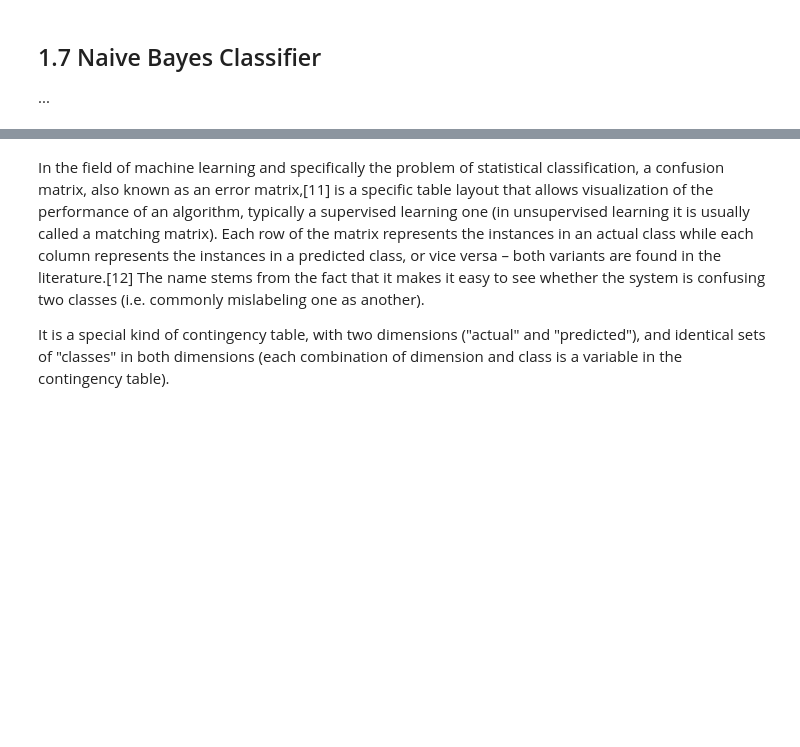
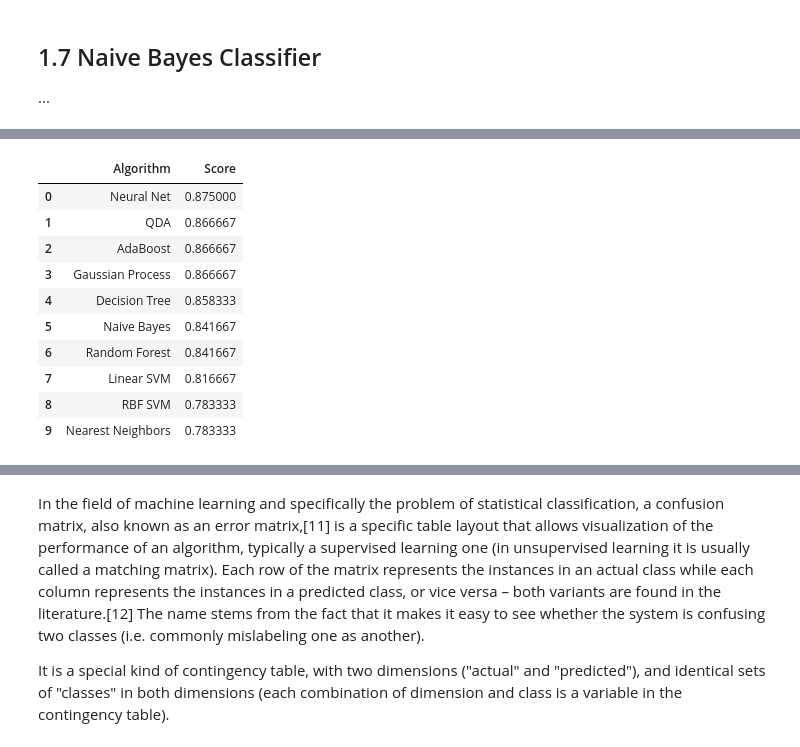
Before and after one commit to lukbrb/academic-physics, a Jupyter notebook: galaxy-classification/notebooks/01-Classifiers.ipynb, the cells around one changed output, grey strips where cells are left out. Saved outputs shown, nothing was run; the diff lists cells and outputs as text; code cells hidden in the pictures; blank space fills up the shorter version.

```diff
--- a/galaxy-classification/notebooks/01-Classifiers.ipynb
+++ b/galaxy-classification/notebooks/01-Classifiers.ipynb
@@ -87,3 +158,25 @@ galaxies = load_galaxies(n_samples=50)
+# %%
+dataset = dict(reversed(sorted(dataset.items(), key=lambda item: item[1])))
+# %%
+import pandas as pd
+from IPython.display import display, HTML
+# Créer un dataframe de test
+#df = pd.DataFrame({'Nom': ['Alice', 'Bob', 'Charlie'], 'Age': [25, 30, 35]})
+df_scores = pd.DataFrame(dataset.items(), columns=['Algorithm', 'Score'])
+# Afficher le dataframe en Markdown
+df_scores
+# %% [output]
+|  | Algorithm | Score |
+| 0 | Neural Net | 0.875000 |
+| 1 | QDA | 0.866667 |
+| 2 | AdaBoost | 0.866667 |
+| 3 | Gaussian Process | 0.866667 |
+| 4 | Decision Tree | 0.858333 |
+| 5 | Naive Bayes | 0.841667 |
+| 6 | Random Forest | 0.841667 |
+| 7 | Linear SVM | 0.816667 |
+| 8 | RBF SVM | 0.783333 |
+| 9 | Nearest Neighbors | 0.783333 |
 # %%
 # preprocess dataset, split into training and test part
 X, y = galaxies.data, galaxies.target
```
Also changed, not shown: parts of 4 cells of this notebook.
